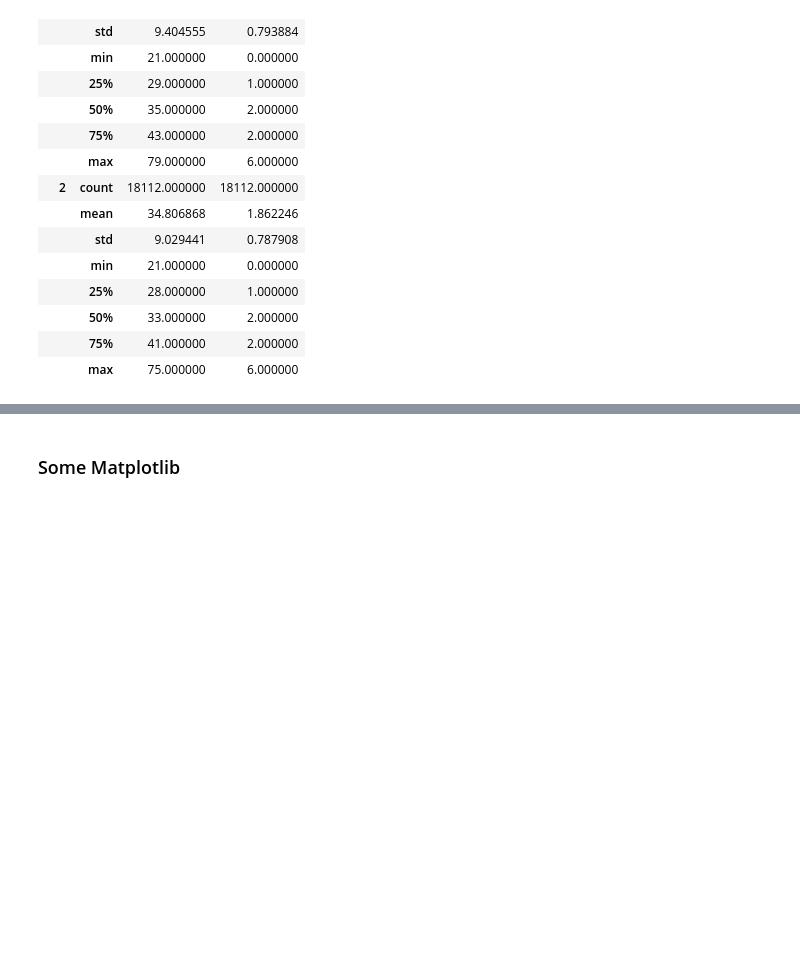
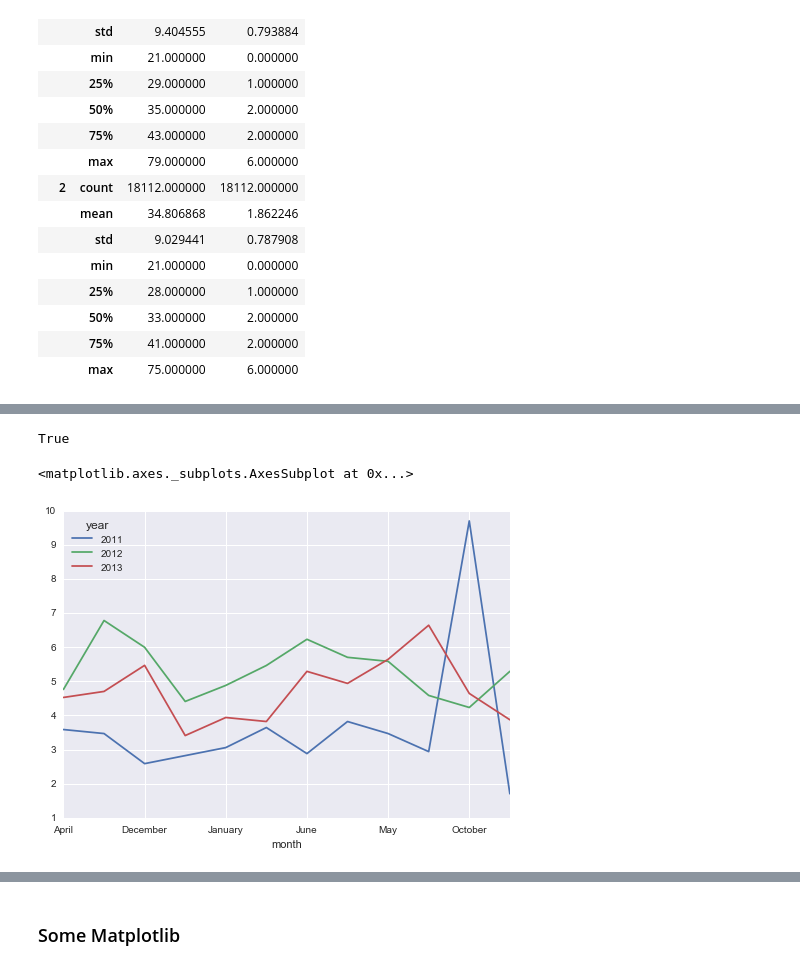
Before and after one commit to rimzbravz/Intro_to_Python, a Jupyter notebook: Intro_To_Python_Pandas.ipynb, the cells around one changed output, grey strips where cells are left out. Cells and saved outputs as stored; diff of their text form; code cells hidden in the pictures; blank space fills up the shorter version.

```diff
--- a/Intro_To_Python_Pandas.ipynb
+++ b/Intro_To_Python_Pandas.ipynb
@@ -718,0 +765,2 @@ credit.groupby(['SEX'])['AGE','EDUCATION'].describe()
+# %%
+part1 = RIT.iloc[:,0:3]
@@ -718,0 +777,9 @@ credit.groupby(['SEX'])['AGE','EDUCATION'].describe()
+# %%
+
+#Let's transform these variables into numeric
+
+part2 = RIT.iloc[:,3:].apply(lambda x: pd.to_numeric(x,errors = 'coerce'), axis = 0)
+#apply functions apply a function across columns
+#lambda Function: anonymous function
+#to_numeric tries to convert an object into numeric
+#axis = 0 means apply the function on each rows
@@ -718,0 +798,2 @@ credit.groupby(['SEX'])['AGE','EDUCATION'].describe()
+# %%
+RIT = pd.concat([part1, part2], axis = 1)
@@ -718,0 +823,14 @@ credit.groupby(['SEX'])['AGE','EDUCATION'].describe()
+# %%
+RIT.isnull().values.any()
+# %% [output]
+True
+# %%
+import matplotlib.pyplot as plt
+import seaborn as sns
+%matplotlib inline
+sns.set()
+# %%
+pd.pivot_table(RIT, index = 'month', columns = 'year', values = 'shooting_incidents_killed').plot()
+# %% [output]
+<matplotlib.axes._subplots.AxesSubplot at 0x...>
+[figure, added]
```
Also changed, not shown: parts of 16 cells of this notebook.
